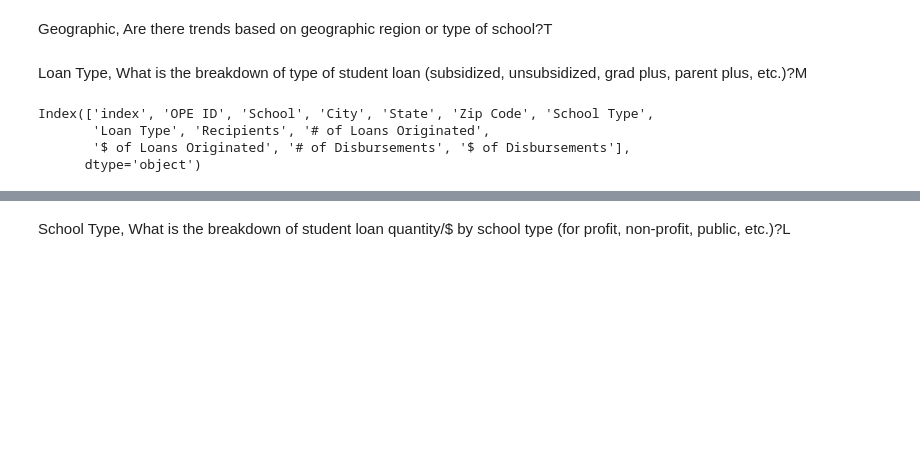
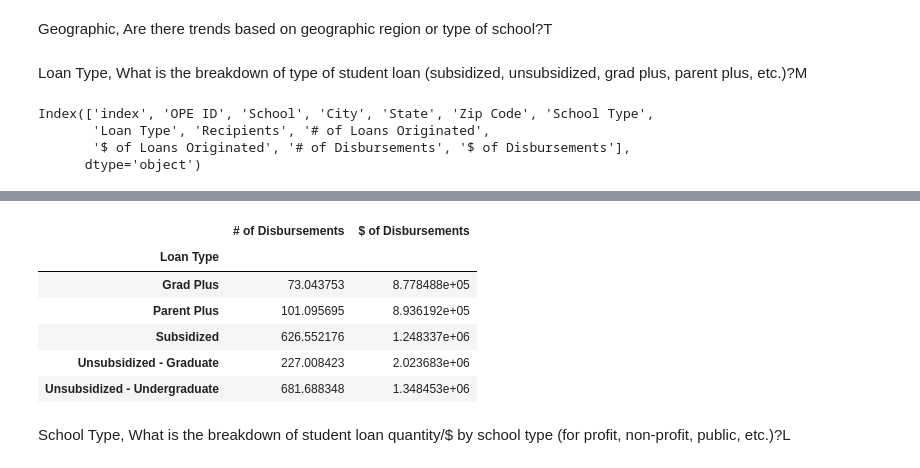
Before and after one commit to wemlaztdj/Demo_p1, a Jupyter notebook: main - MR.ipynb, the cells around one changed output, grey strips where cells are left out. Drawn from its saved outputs; the diff is of its cells as text; code cells hidden in the pictures; blank space fills up the shorter version.

```diff
--- a/main - MR.ipynb
+++ b/main - MR.ipynb
@@ -133,3 +225,16 @@ df.groupby('Loan Type', '')['$ of Disbursements'].sum()
+# %%
+#Determine the average amount of loans per Loan Tyoe
+loan_type_avg = df.groupby("Loan Type")["# of Disbursements", "$ of Disbursements"].mean()
+
+loan_type_avg
+# %% [output]
+|  | # of Disbursements | $ of Disbursements |
+| Loan Type |  |  |
+| Grad Plus | 73.043753 | 8.778488e+05 |
+| Parent Plus | 101.095695 | 8.936192e+05 |
+| Subsidized | 626.552176 | 1.248337e+06 |
+| Unsubsidized - Graduate | 227.008423 | 2.023683e+06 |
+| Unsubsidized - Undergraduate | 681.688348 | 1.348453e+06 |
 # %% [markdown]
 School Type, What is the breakdown of student loan quantity/$ by school type (for profit, non-profit, public, etc.)?L
 # %% [markdown]
```
Also changed, not shown: parts of 10 cells of this notebook, 2 other files.
